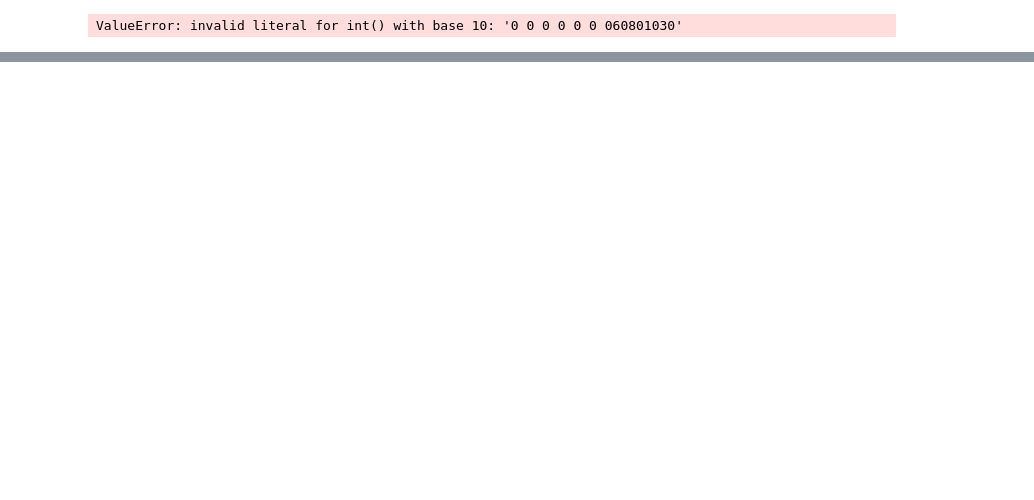
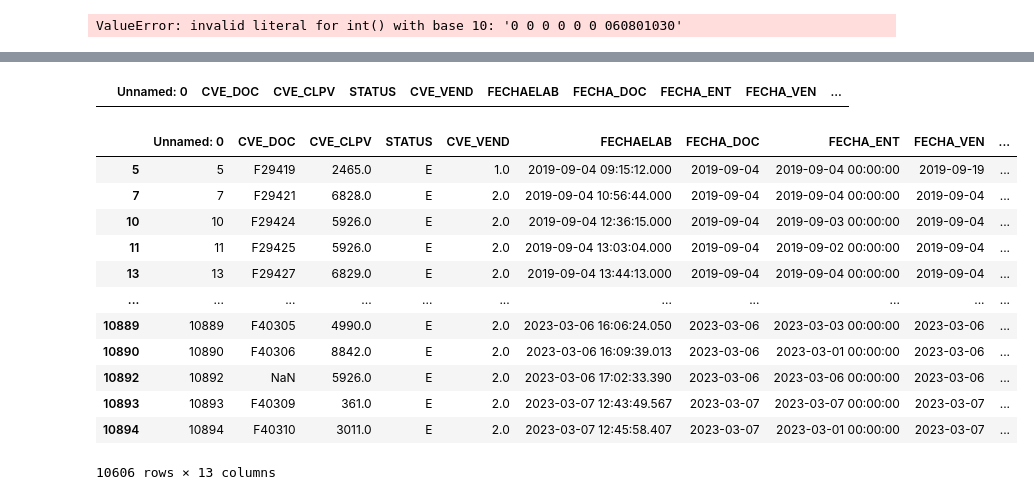
Before and after one commit to A01735502/extracciondedatos, a Jupyter notebook: Actividad2.1/actividad2.ipynb, the cells around one changed output, grey strips where cells are left out. Drawn from its saved outputs; the diff is of its cells as text; code cells hidden in the pictures; blank space fills up the shorter version.

```diff
--- a/Actividad2.1/actividad2.ipynb
+++ b/Actividad2.1/actividad2.ipynb
@@ -125,0 +201,8 @@ TypeError: '>' not supported between instances of 'str' and 'int'
+# %%
+##3-FECHA_ENT   (Fechas de “28/02/2022”)
+
+filtro5=df[df["FECHA_ENT"]=="28/02/2022 00:00:00"]
+
+filtro5
+# %% [output]
+|  | Unnamed: 0 | CVE_DOC | CVE_CLPV | STATUS | CVE_VEND | FECHAELAB | FECHA_DOC | FECHA_ENT | FECHA_VEN | ... |
@@ -125,0 +211,17 @@ TypeError: '>' not supported between instances of 'str' and 'int'
+# %%
+filtro7=(df[(df["CAN_TOT"] >5951.7) | (df["STATUS"]=="E")])
+filtro7
+# %% [output]
+|  | Unnamed: 0 | CVE_DOC | CVE_CLPV | STATUS | CVE_VEND | FECHAELAB | FECHA_DOC | FECHA_ENT | FECHA_VEN | ... |
+| 5 | 5 | F29419 | 2465.0 | E | 1.0 | 2019-09-04 09:15:12.000 | 2019-09-04 | 2019-09-04 00:00:00 | 2019-09-19 | ... |
+| 7 | 7 | F29421 | 6828.0 | E | 2.0 | 2019-09-04 10:56:44.000 | 2019-09-04 | 2019-09-04 00:00:00 | 2019-09-04 | ... |
+| 10 | 10 | F29424 | 5926.0 | E | 2.0 | 2019-09-04 12:36:15.000 | 2019-09-04 | 2019-09-03 00:00:00 | 2019-09-04 | ... |
+| 11 | 11 | F29425 | 5926.0 | E | 2.0 | 2019-09-04 13:03:04.000 | 2019-09-04 | 2019-09-02 00:00:00 | 2019-09-04 | ... |
+| 13 | 13 | F29427 | 6829.0 | E | 2.0 | 2019-09-04 13:44:13.000 | 2019-09-04 | 2019-09-04 00:00:00 | 2019-09-04 | ... |
+| ... | ... | ... | ... | ... | ... | ... | ... | ... | ... | ... |
+| 10889 | 10889 | F40305 | 4990.0 | E | 2.0 | 2023-03-06 16:06:24.050 | 2023-03-06 | 2023-03-03 00:00:00 | 2023-03-06 | ... |
+| 10890 | 10890 | F40306 | 8842.0 | E | 2.0 | 2023-03-06 16:09:39.013 | 2023-03-06 | 2023-03-01 00:00:00 | 2023-03-06 | ... |
+| 10892 | 10892 | NaN | 5926.0 | E | 2.0 | 2023-03-06 17:02:33.390 | 2023-03-06 | 2023-03-06 00:00:00 | 2023-03-06 | ... |
+| 10893 | 10893 | F40309 | 361.0 | E | 2.0 | 2023-03-07 12:43:49.567 | 2023-03-07 | 2023-03-07 00:00:00 | 2023-03-07 | ... |
+| 10894 | 10894 | F40310 | 3011.0 | E | 2.0 | 2023-03-07 12:45:58.407 | 2023-03-07 | 2023-03-01 00:00:00 | 2023-03-07 | ... |
+10606 rows × 13 columns
```
Also changed, not shown: parts of 17 cells of this notebook, 1 other file.
